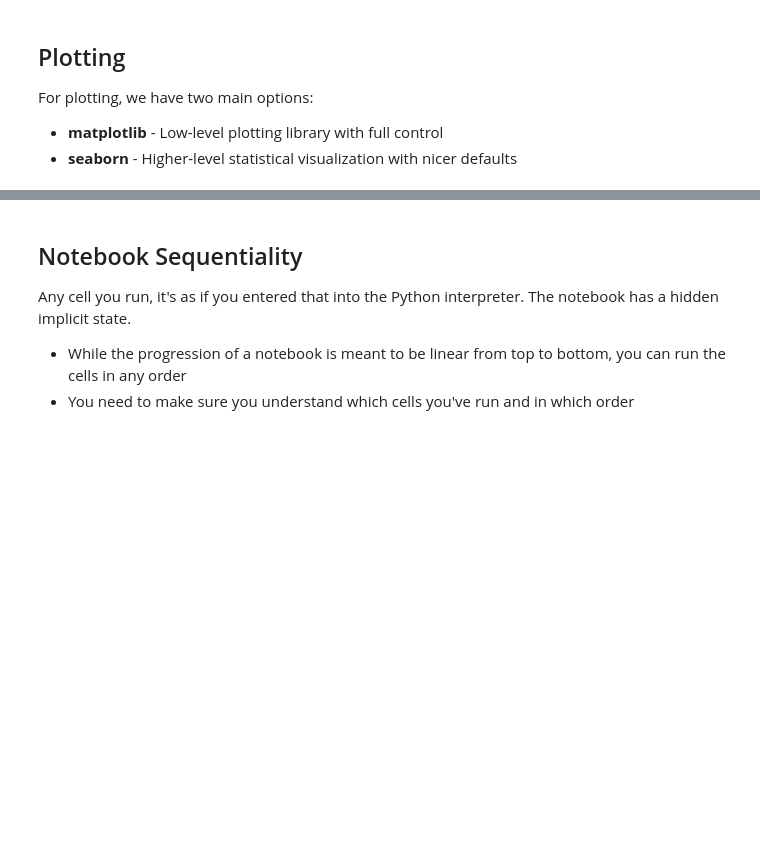
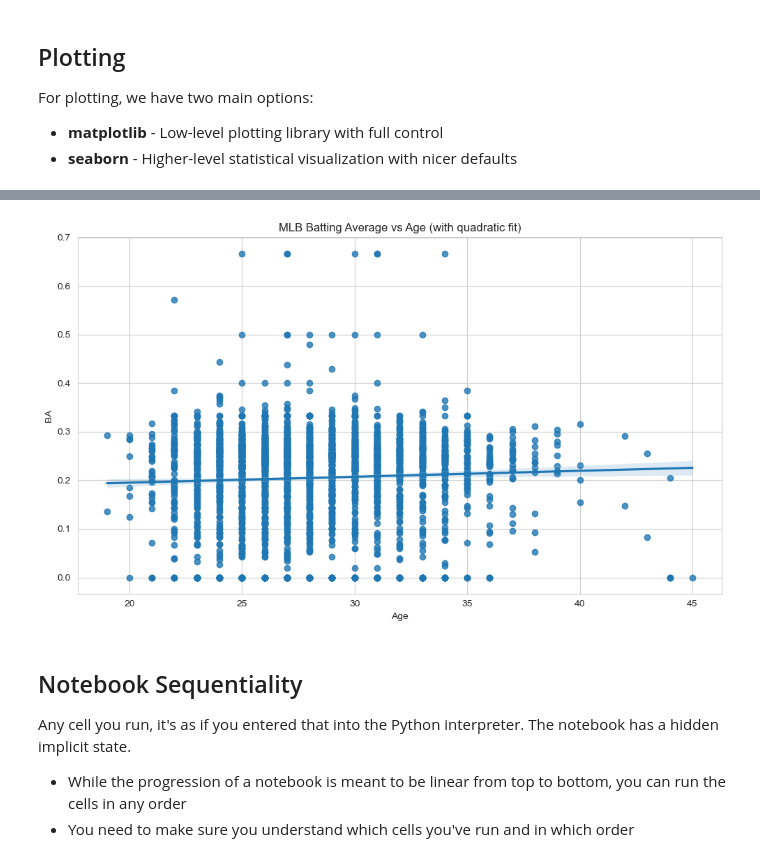
Before and after one commit to tayweid/tayweid.github.io, a Jupyter notebook: econ-2823/parts/01-Jupyter/01_Jupyter.ipynb, the cells around one changed output, grey strips where cells are left out. Saved outputs shown, nothing was run; the diff lists cells and outputs as text; code cells hidden in the pictures; blank space fills up the shorter version.

```diff
--- a/econ-2823/parts/01-Jupyter/01_Jupyter.ipynb
+++ b/econ-2823/parts/01-Jupyter/01_Jupyter.ipynb
@@ -85,7 +87,6 @@ os.getcwd()
 # %%
 # Load the MLB dataset
-# In pandas, we use pd.read_csv()
-MLB16_18 = pd.read_csv("data/MLB.csv")
+MLB16_18 = pd.read_csv('../data/MLB.csv') # In pandas, we use pd.read_csv()
 # %% [markdown]
 ## Output
 If you run something without an assignment, the system will provide you with the output.
@@ -156,16 +244,15 @@ plt.show()
 # %%
 # Alternative using seaborn
-fig, ax = plt.subplots(figsize=(10, 6))
+plt.subplots(figsize=(10, 6))
 
 # Scatter plot with regression line
-sns.regplot(x='Age', y='BA', data=MLB16_18, order=2,
-            scatter_kws={'alpha': 0.5},
-            line_kws={'color': '#003594', 'linewidth': 2},
-            ax=ax)
+sns.regplot(x='Age', y='BA', data=MLB16_18)
 
-ax.set_title('MLB Batting Average vs Age (with quadratic fit)')
+# Set Title
+plt.title('MLB Batting Average vs Age (with quadratic fit)')
 plt.tight_layout()
-plt.show()
+# %% [output]
+[figure, added]
 # %% [markdown]
 ## Notebook Sequentiality
 
```
Also changed, not shown: parts of 18 cells of this notebook, 8 other files.
